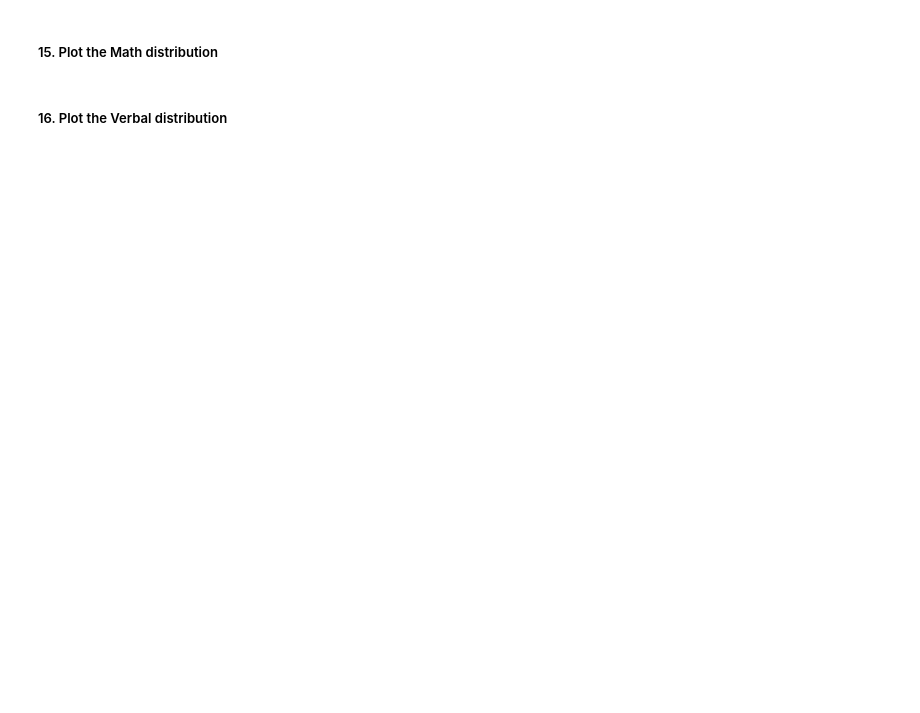
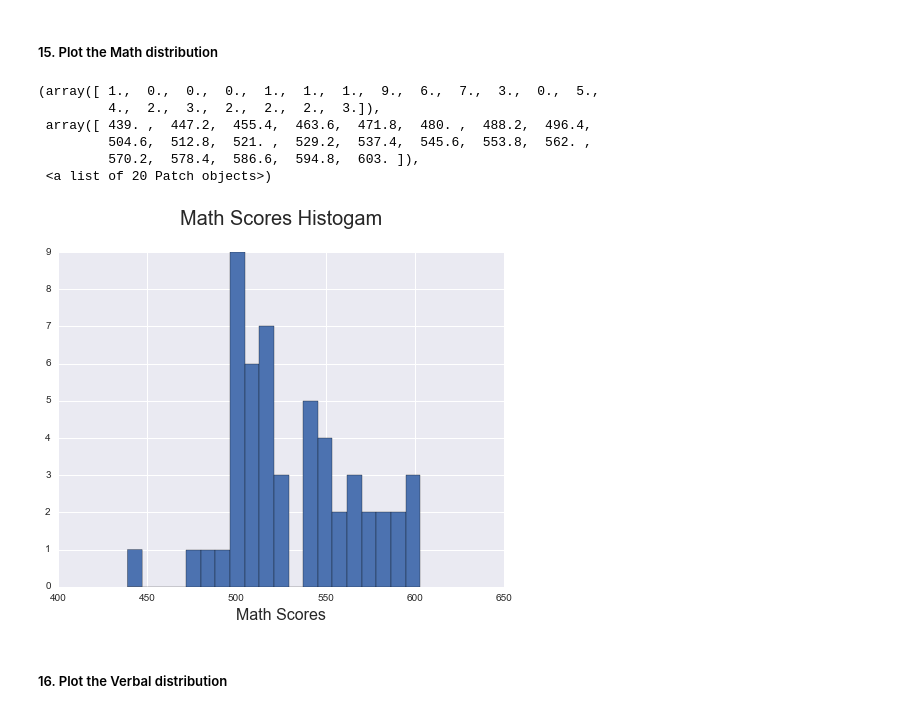
Before and after one commit to sanglee1214/Pandas, a Jupyter notebook: Project/Project 1/starter-code/project_1.ipynb, the cells around one changed output. Cells and saved outputs as stored; diff of their text form; code cells hidden in the pictures; blank space fills up the shorter version.

```diff
--- a/Project/Project 1/starter-code/project_1.ipynb
+++ b/Project/Project 1/starter-code/project_1.ipynb
@@ -164,4 +211,18 @@ mathColumn
 # %% [markdown]
 ##### 15. Plot the Math distribution
+# %%
+fig = plt.figure(figsize=(8,6))
+axes = fig.gca()
+axes.set_title('Math Scores Histogam\n',fontsize = 20)
+axes.set_xlabel('Math Scores', fontsize = 16)
+plt.hist(noStateDict['mathColumn'], bins = 20)
+# %% [output]
+(array([ 1.,  0.,  0.,  0.,  1.,  1.,  1.,  9.,  6.,  7.,  3.,  0.,  5.,
+         4.,  2.,  3.,  2.,  2.,  2.,  3.]),
+ array([ 439. ,  447.2,  455.4,  463.6,  471.8,  480. ,  488.2,  496.4,
+         504.6,  512.8,  521. ,  529.2,  537.4,  545.6,  553.8,  562. ,
+         570.2,  578.4,  586.6,  594.8,  603. ]),
+ <a list of 20 Patch objects>)
+[figure, added]
 # %% [markdown]
 ##### 16. Plot the Verbal distribution
```
Also changed, not shown: parts of 18 cells of this notebook, 13 other files.
